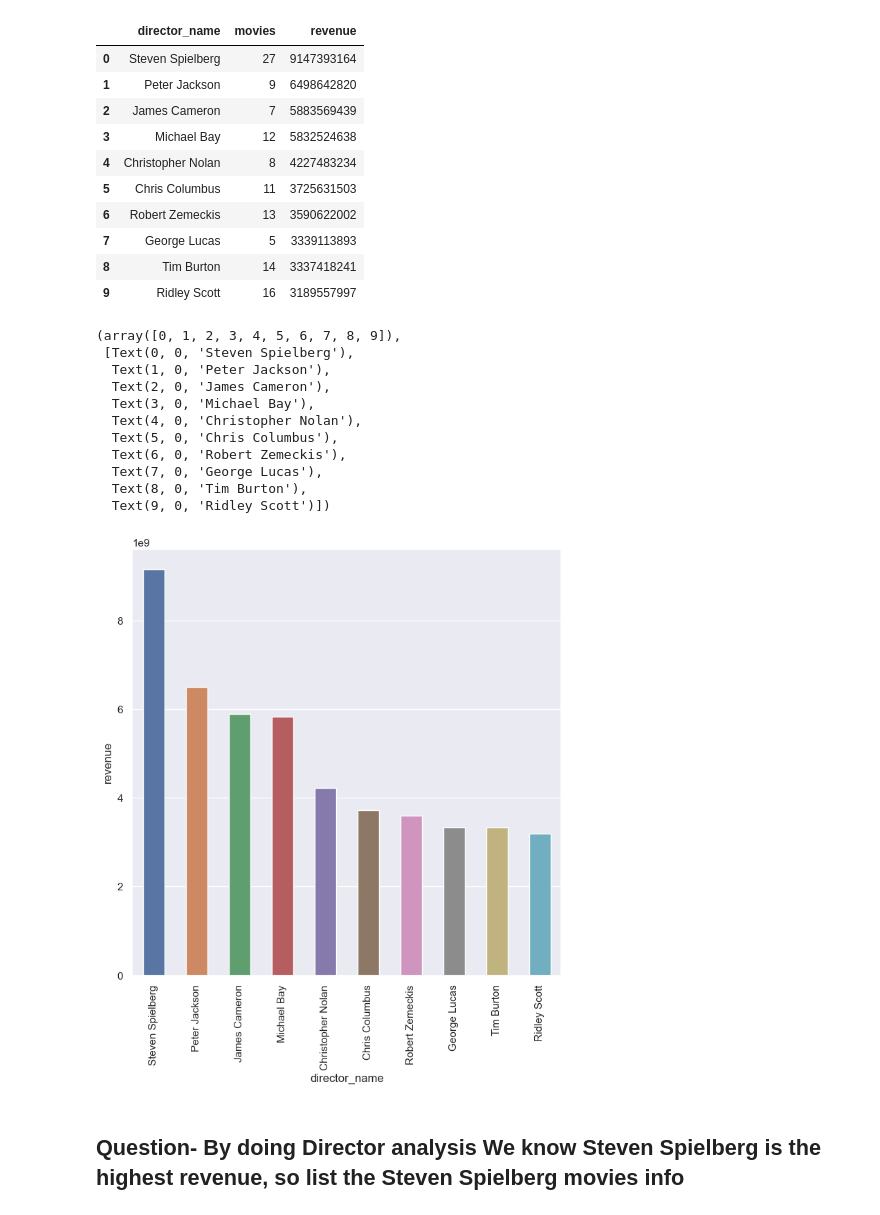
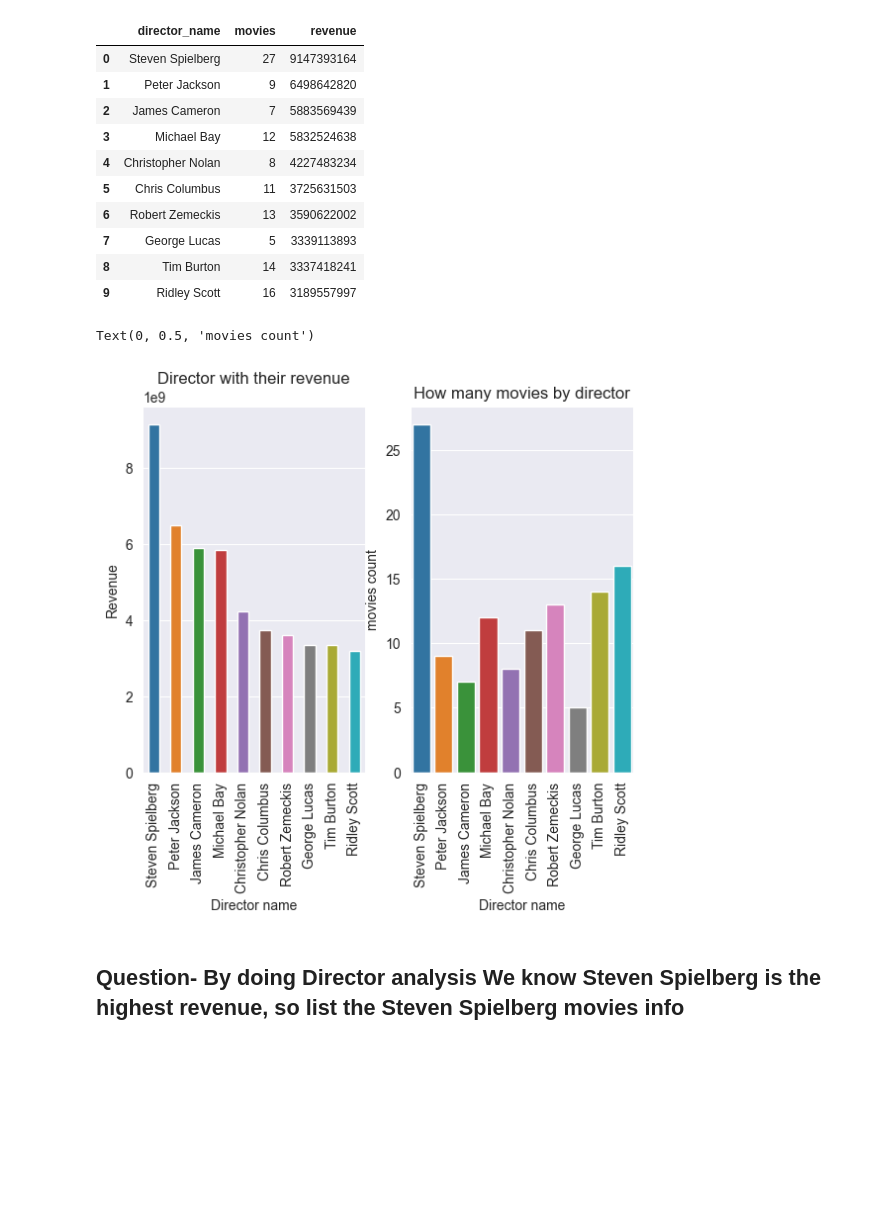
Before and after one commit to mihirh19/Imdb-dataset-analysis, a Jupyter notebook: imdb.ipynb, the cells around one changed output. Drawn from its saved outputs; the diff is of its cells as text; code cells hidden in the pictures; blank space fills up the shorter version.

```diff
--- a/imdb.ipynb
+++ b/imdb.ipynb
@@ -353,22 +354,23 @@ mostProfitableDirector
 | 7 | George Lucas | 5 | 3339113893 |
 | 8 | Tim Burton | 14 | 3337418241 |
 | 9 | Ridley Scott | 16 | 3189557997 |
-# %%
-sns.barplot(data=mostProfitableDirector, x='director_name', y='revenue', width=0.5)
-plt.xticks(rotation=90)
-# %% [output]
-(array([0, 1, 2, 3, 4, 5, 6, 7, 8, 9]),
- [Text(0, 0, 'Steven Spielberg'),
-  Text(1, 0, 'Peter Jackson'),
-  Text(2, 0, 'James Cameron'),
-  Text(3, 0, 'Michael Bay'),
-  Text(4, 0, 'Christopher Nolan'),
-  Text(5, 0, 'Chris Columbus'),
-  Text(6, 0, 'Robert Zemeckis'),
-  Text(7, 0, 'George Lucas'),
-  Text(8, 0, 'Tim Burton'),
-  Text(9, 0, 'Ridley Scott')])
-[figure, removed]
+# %%
+plt.subplot(1, 2, 1)
+sns.barplot(data=mostProfitableDirector, x='director_name', y='revenue', width=0.5)
+plt.xticks(rotation=90)
+plt.title("Director with their revenue")
+plt.xlabel('Director name')
+plt.ylabel('Revenue')
+
+plt.subplot(1, 2, 2)
+sns.barplot(data=mostProfitableDirector, x='director_name', y='movies')
+plt.xticks(rotation=90)
+plt.title("How many movies by director")
+plt.xlabel('Director name')
+plt.ylabel('movies count')
+# %% [output]
+Text(0, 0.5, 'movies count')
+[figure, added]
 # %% [markdown]
 ## Question- By doing Director analysis We know Steven Spielberg is the highest revenue, so list the Steven Spielberg movies info
 # %%
```
Also changed, not shown: parts of 4 cells of this notebook.
